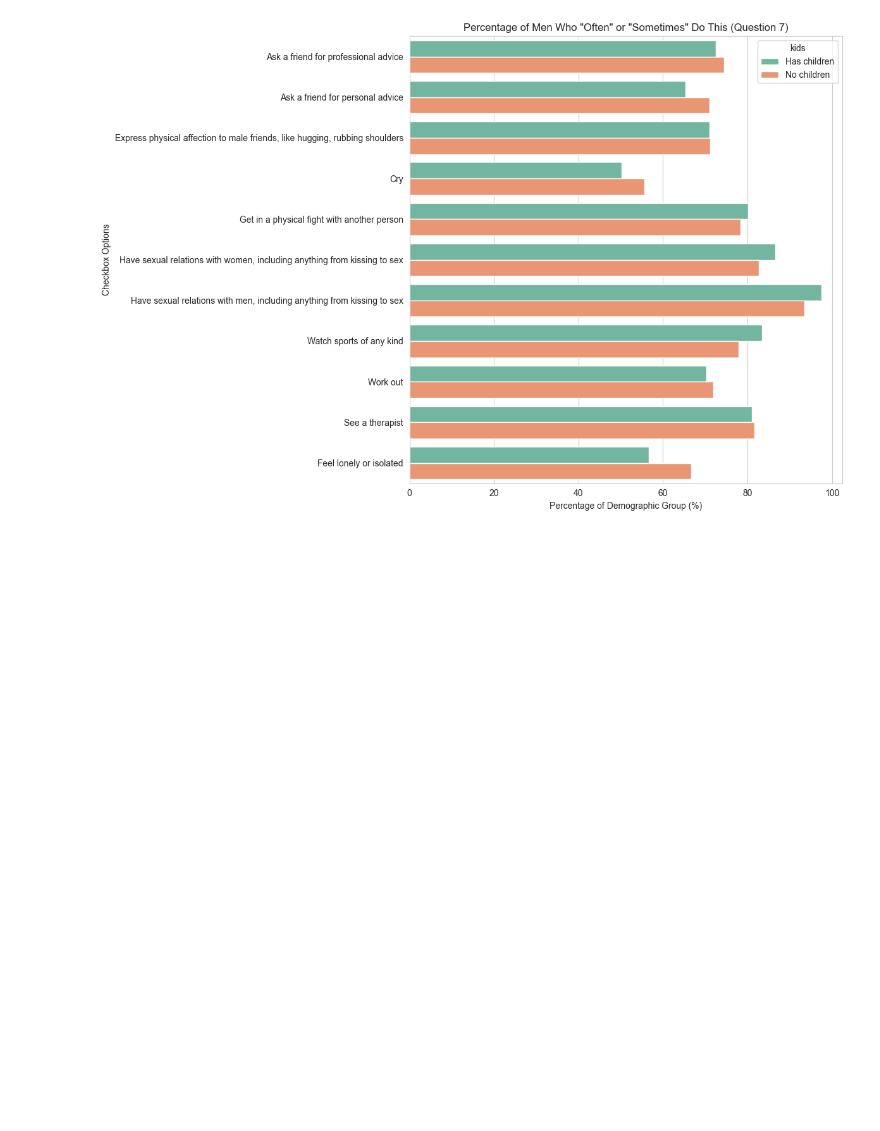
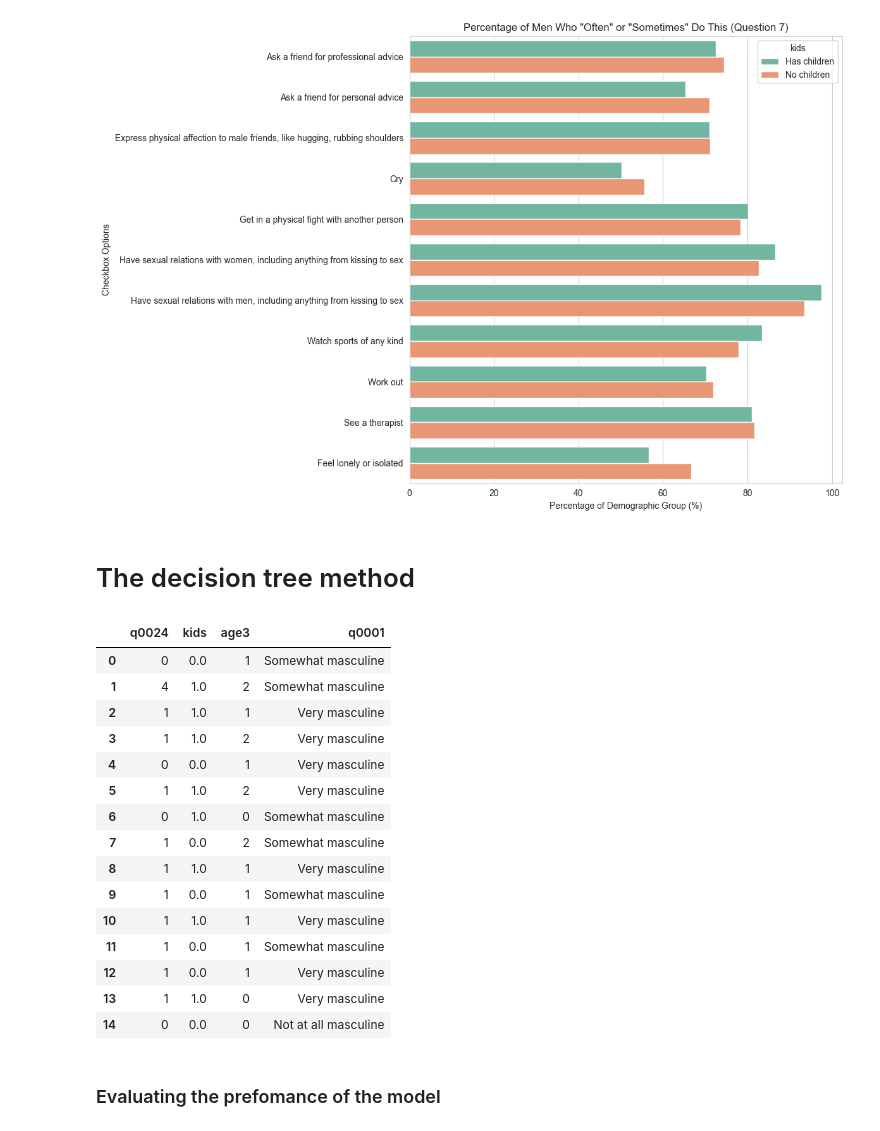
Before and after one commit to Hanif-K-Musaheb/DataScience2026_Final_Project, a Jupyter notebook: final_prj_datascience.ipynb, the cells around one changed output. Saved outputs shown, nothing was run; the diff lists cells and outputs as text; code cells hidden in the pictures; blank space fills up the shorter version.

```diff
--- a/final_prj_datascience.ipynb
+++ b/final_prj_datascience.ipynb
@@ -439,3 +439,69 @@ plot_checkbox_percentages(
 [figure]
 [figure]
 [figure]
+# %% [markdown]
+# The decision tree method
+# %%
+from sklearn.model_selection import train_test_split
+
+random_state=10
+
+q24_encoder = {
+    'Never married': 0,
+    'Married': 1,
+    'Separated': 2,
+    'Divorced': 3,
+    'Widowed': 4,
+    'No answer': 5
+}
+
+kids_encoder={'Has children':1,
+              'No children':0}
+
+age3_encoder={'18 - 34':0,
+             '35 - 64':1,
+             '65 and up':2}
+
+features = ['q0024','kids','age3']#features: marital status, has kids, age bracket
+target = 'q0001'#target: how masculine do you feel
+
+
+
+
+df = pd.read_csv('masculinity_survey.csv')
+df_decision_tree=df[features + [target]].dropna()#drops any NaN in the columns
+# possibly should also drop no answer
+
+#turned the catagories into integers because that is how the sklearn decision tree works but it will still essentially work as though its saying has kids/doesnt have kids
+#by saying "kids<0.5" to say if doesn't have kids:true else:false
+df_decision_tree['q0024'] = df['q0024'].map(q24_encoder)
+df_decision_tree['kids'] = df['kids'].map(kids_encoder)
+df_decision_tree['age3'] = df['age3'].map(age3_encoder)
+
+
+
+X=df_decision_tree[features]#features data
+Y=df_decision_tree[target]#target data (how masucline they feel)
+
+X_train,X_test,Y_train,Y_test = train_test_split(X,Y,test_size=.2,random_state=random_state)#split the data for testing and training
+
+
+
+df_decision_tree.head(15) # what the new data file looks like
+# %% [output]
+|  | q0024 | kids | age3 | q0001 |
+| 0 | 0 | 0.0 | 1 | Somewhat masculine |
+| 1 | 4 | 1.0 | 2 | Somewhat masculine |
+| 2 | 1 | 1.0 | 1 | Very masculine |
+| 3 | 1 | 1.0 | 2 | Very masculine |
+| 4 | 0 | 0.0 | 1 | Very masculine |
+| 5 | 1 | 1.0 | 2 | Very masculine |
+| 6 | 0 | 1.0 | 0 | Somewhat masculine |
+| 7 | 1 | 0.0 | 2 | Somewhat masculine |
+| 8 | 1 | 1.0 | 1 | Very masculine |
+| 9 | 1 | 0.0 | 1 | Somewhat masculine |
+| 10 | 1 | 1.0 | 1 | Very masculine |
+| 11 | 1 | 0.0 | 1 | Somewhat masculine |
+| 12 | 1 | 0.0 | 1 | Very masculine |
+| 13 | 1 | 1.0 | 0 | Very masculine |
+| 14 | 0 | 0.0 | 0 | Not at all masculine |
@@ -441,0 +519,2 @@ plot_checkbox_percentages(
+# %% [markdown]
+### Evaluating the prefomance of the model
```
Also changed, not shown: parts of 5 cells of this notebook.
